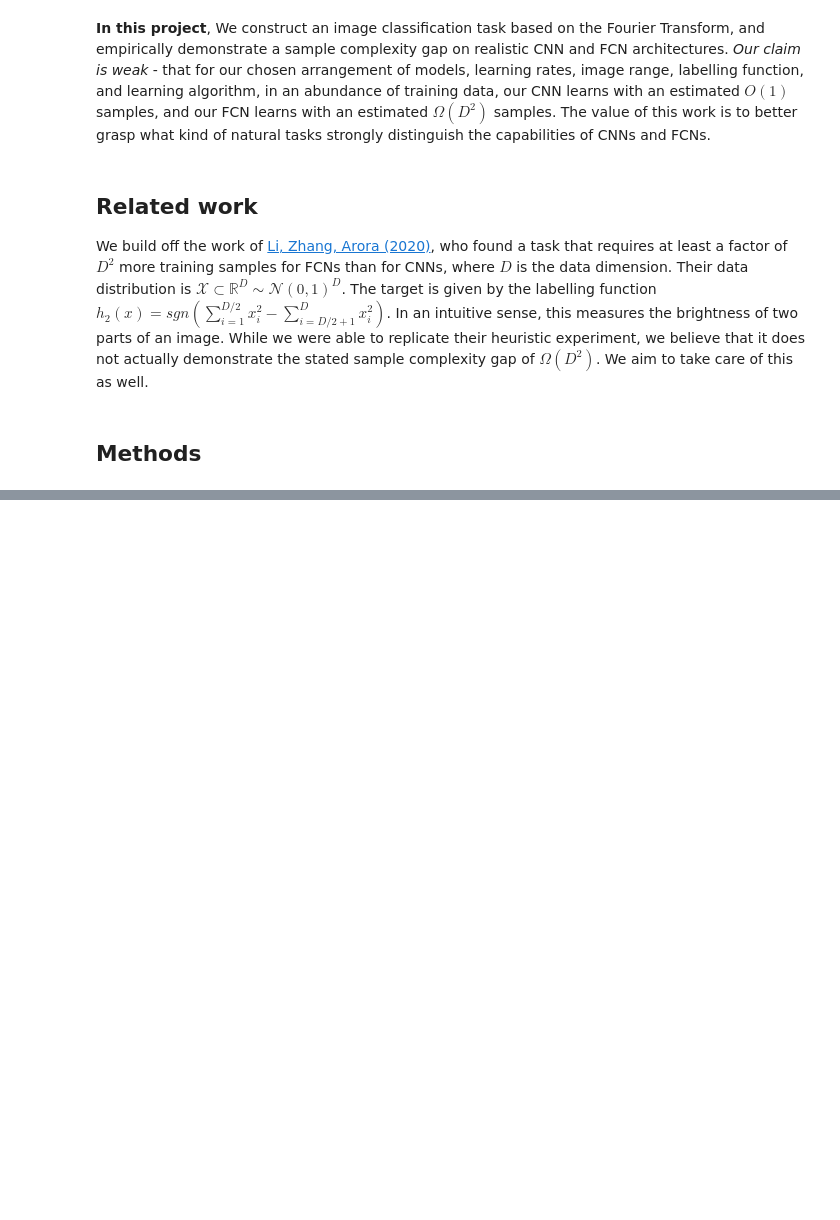
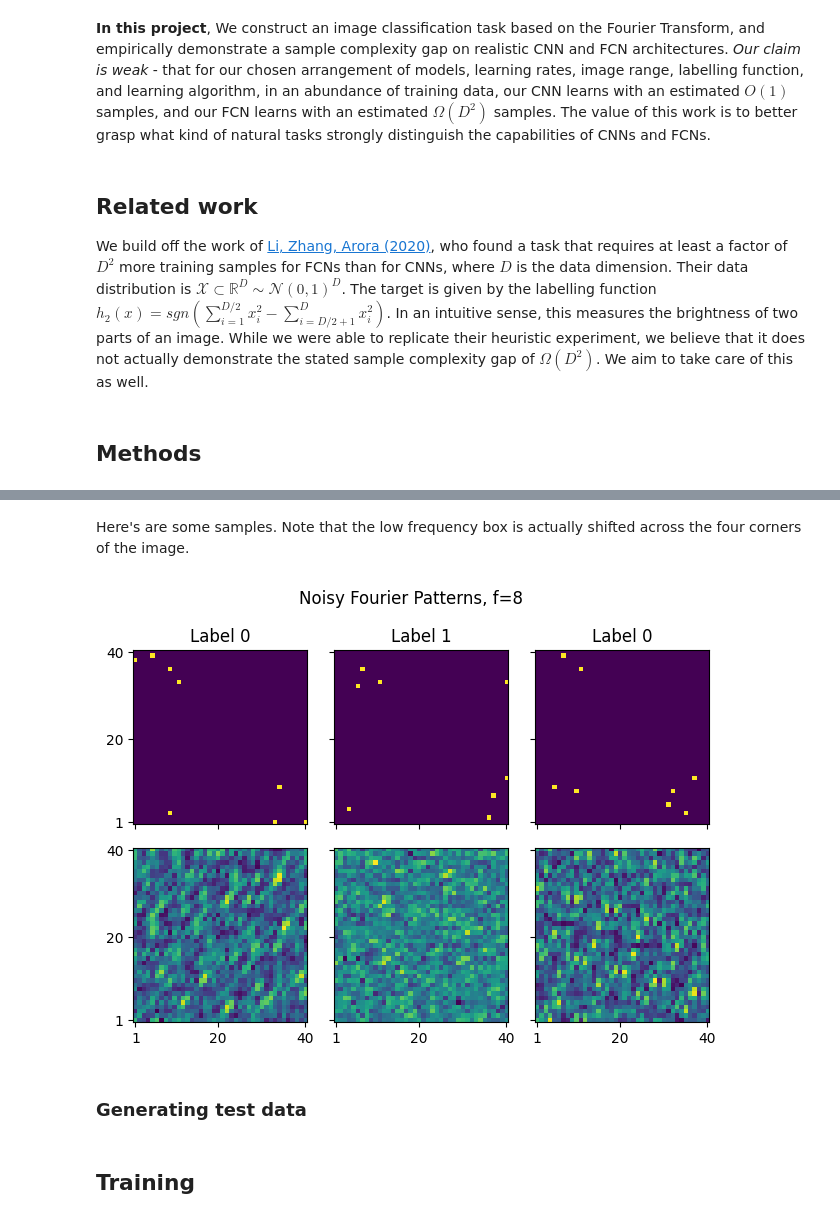
Before and after one commit to orfeasliossatos/Semester-Project, a Jupyter notebook: Tasks/Project.ipynb, the cells around one changed output, grey strips where cells are left out. Saved outputs shown, nothing was run; the diff lists cells and outputs as text; code cells hidden in the pictures; blank space fills up the shorter version.

```diff
--- a/Tasks/Project.ipynb
+++ b/Tasks/Project.ipynb
@@ -105,0 +260,22 @@ filepath        = 'results/week14/acc'+str(int(epsilon * 100))+'freq'+str(freq)+
+# %% [markdown]
+Here's are some samples. Note that the low frequency box is actually shifted across the four corners of the image.
+# %%
+L = 40; N = 3; f = 8; clamp = L // 2
+ticks = np.array([0, L//2-1, L-1])
+x, y, x_dot = gen_NFP_data(L, N, f=8, clamp=L//2)
+fig, axs = plt.subplots(ncols=N, nrows=2, sharey= True, sharex=True)
+
+for i, j in product(range(2), range(N)):
+    axs[i, j].imshow(np.abs(x_dot[j, 0]) if i == 0 else x[j, 0], origin='lower')
+    if i == 0:
+        axs[i, j].set_title(f"Label {int(y[j].item())}")
+    axs[i, j].set_xticks(ticks); axs[i, j].set_xticklabels(ticks+1)
+    axs[i, j].set_yticks(ticks); axs[i, j].set_yticklabels(ticks+1)
+
+fig.suptitle(f"Noisy Fourier Patterns, f={f}")
+fig.tight_layout()
+plt.show()
+# %% [output]
+[figure, added]
+# %% [markdown]
+### Generating test data
@@ -105,0 +300,2 @@ filepath        = 'results/week14/acc'+str(int(epsilon * 100))+'freq'+str(freq)+
+# %% [markdown]
+## Training
```
Also changed, not shown: parts of 24 cells of this notebook, 1 other file.
